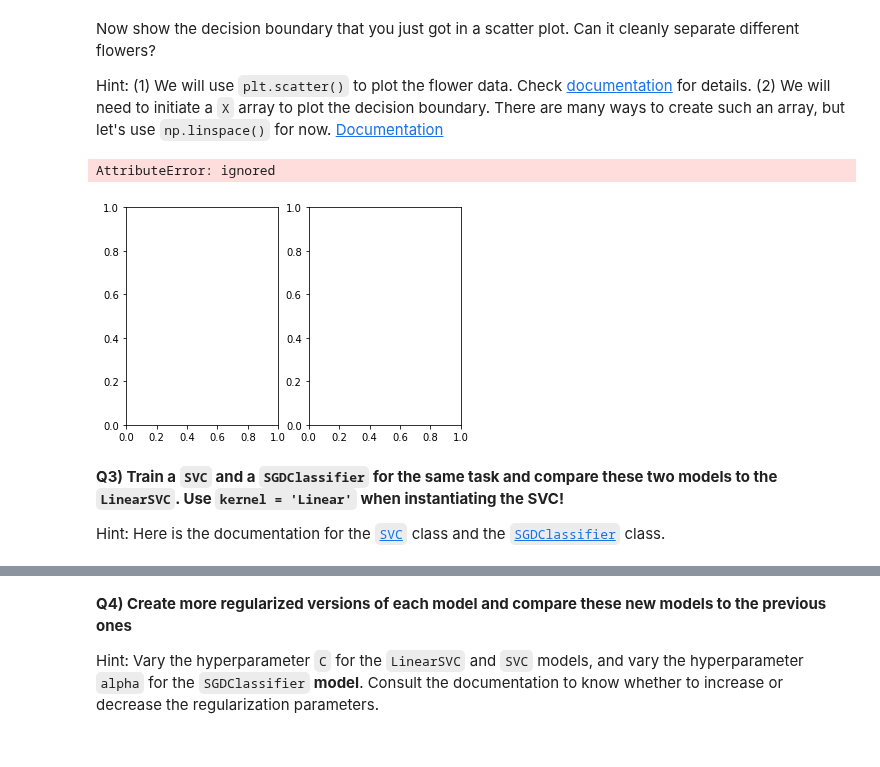
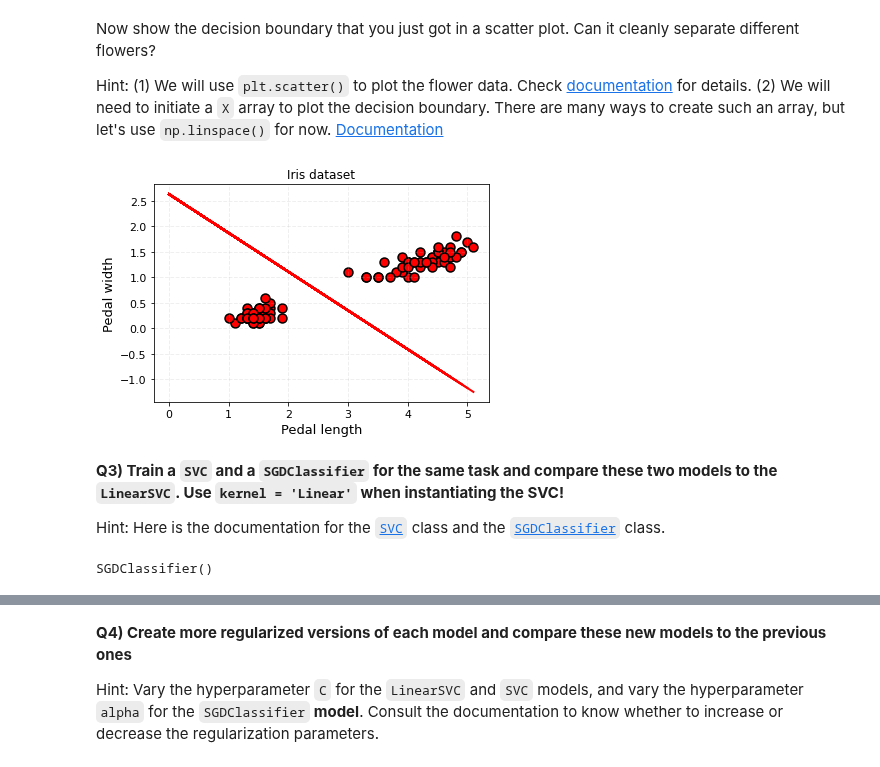
Before and after one commit to mrfabien/2022_ML_EES, a Jupyter notebook: Exercises/S2_1_SVM.ipynb, the cells around one changed output, grey strips where cells are left out. Drawn from its saved outputs; the diff is of its cells as text; code cells hidden in the pictures.

```diff
--- a/Exercises/S2_1_SVM.ipynb
+++ b/Exercises/S2_1_SVM.ipynb
@@ -85,31 +85,30 @@ Hint: (1) We will use `plt.scatter()` to plot the flower data. Check [documentat
 # %%
 # On the same figure: Scatter the features X and plot the decision boundary
 # Don't forget to label the axes and add a legend to your figure
 # Initiate a figure using plt.subplots
-fig,ax = plt.subplots(1,2)
+fig,ax = plt.subplots(1,1)
 
 # Now plot all feature Xs in a scatter plot. Use these settings:
 # (s = 80, color='r', edgecolor='k', linewidths=1.5)
 # X, y indices of the inputs can be accessed like this X[:,0] [X indices]; X[:,1] [Y indices]
-ax.scatterplot(X,y,s=80,color='r',edgecolor='k',linewidths=1.5)
+ax.scatter(X[:,0],X[:,1],s=80,color='r',edgecolor='k',linewidths=1.5)
 
 # Decision boundary: yboundary = - (W[0]*x+I[0])/W[1]
 # Initiate a 1D array X with np.linspace()
-x = np.linspace(_____)
+x = np.linspace(0,X[:,0])
 # Calculate yboundary
-yboundary = ___________
-plt.plot(___,____,c='r',lw=2)
+yboundary = -(W[0]*x+I)/W[1]
+plt.plot(x,yboundary,c='r',lw=2)
 
 ax.set_xlabel("Pedal length",fontdict={'size':13})
 ax.set_ylabel("Pedal width",fontdict={'size':13})
 ax.set_title('Iris dataset')
 ax.tick_params(axis='both', which='major', labelsize=11)
 ax.grid(alpha=0.2,ls='--',lw=1)
 #[x.set_linewidth(2) for x in ax.spines.values()]
 plt.show()
 # %% [output]
-AttributeError: ignored
-[figure, old version]
+[figure, new version]
 # %% [markdown]
 **Q3) Train a `SVC` and a `SGDClassifier` for the same task and compare these two models to the `LinearSVC`. Use `kernel = 'Linear'` when instantiating the SVC!**
 
@@ -121,13 +120,15 @@ from sklearn.__________ import ______________ #SGDClassifier
 # %%
 # Fit the `SVC` and the `SGDClassifier` to the pre-processed dataset
 # Instantiate 'SVC', use kernel='linear'
-______ = SVC(_____________)
+svc = SVC(kernel='linear')
 # Instantiate 'SGDClassifier'
-______ = __________()
+sgd = SGDClassifier()
 
 # Fit models with data
-______.____(_,_) # SVC
-______.____(_,_)
+svc.fit(X,y) # SVC
+sgd.fit(X,y)
+# %% [output]
+SGDClassifier()
 # %%
 # Plot all three decision boundaries on the same labeled figure
 #########################################################################
```
Also changed, not shown: parts of 2 cells of this notebook.
